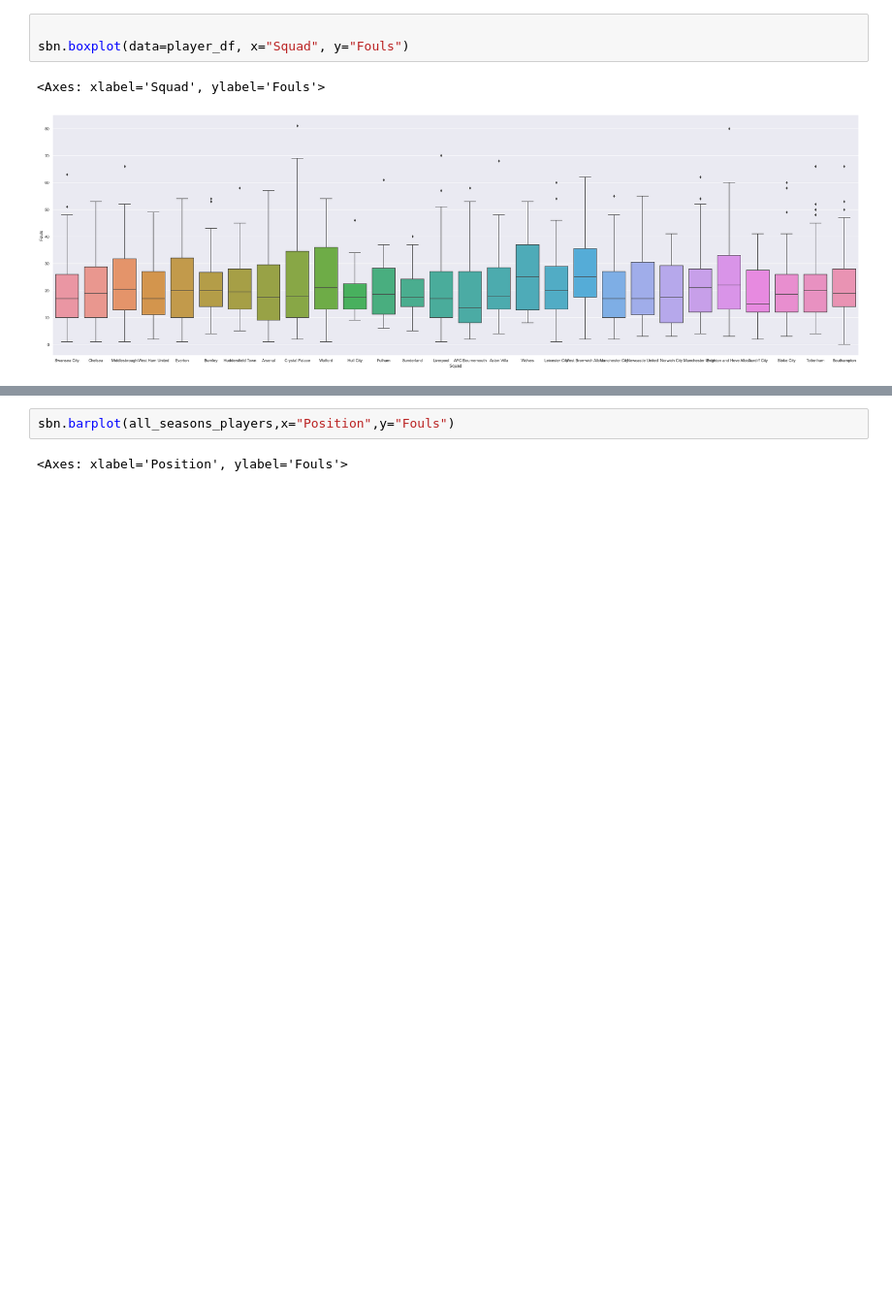
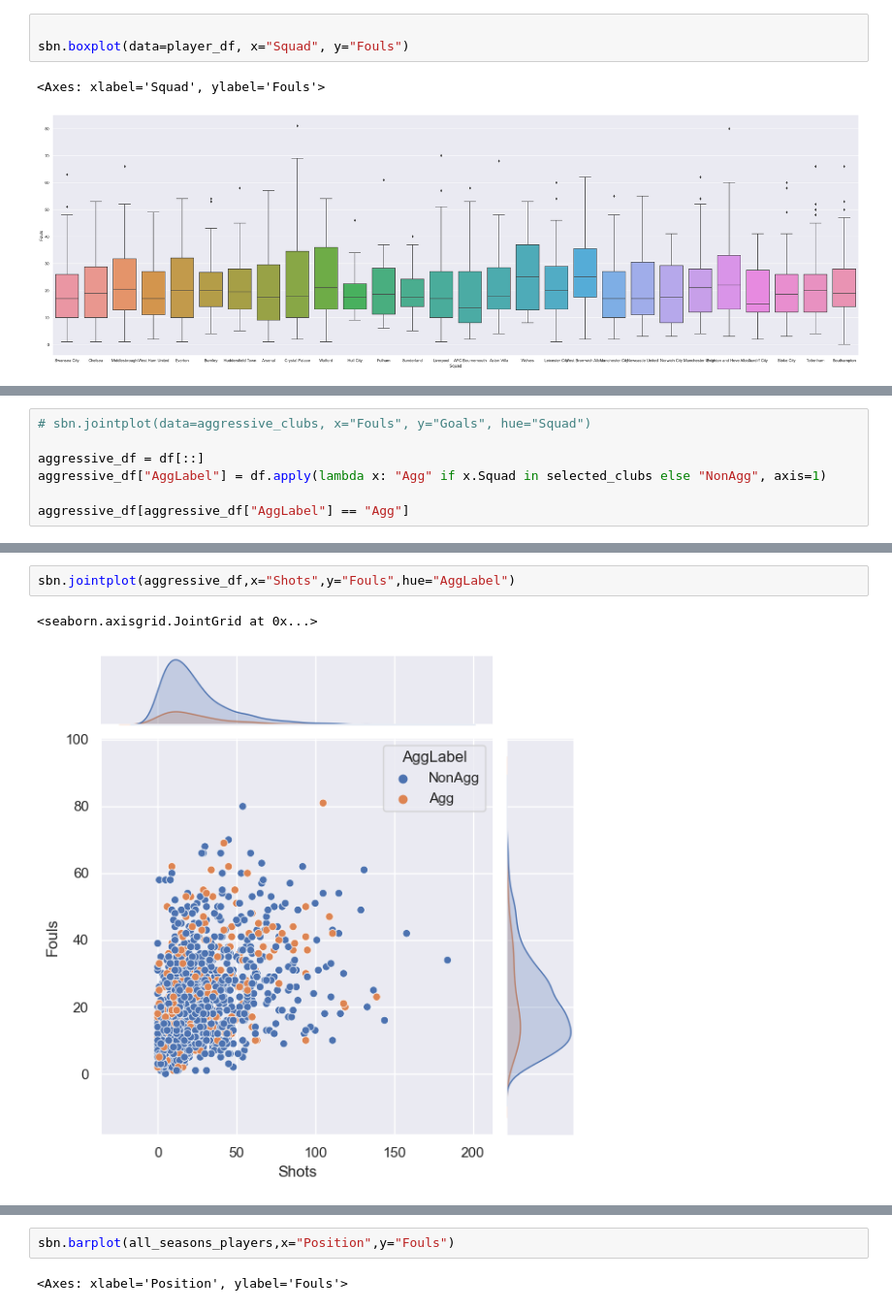
Before and after one commit to ascrivs/studious-couscous, a Jupyter notebook: DSA-Project.ipynb, the cells around one changed output, grey strips where cells are left out. Shown at 97% size. Cells and saved outputs as stored; diff of their text form; blank space fills up the shorter version.

```diff
--- a/DSA-Project.ipynb
+++ b/DSA-Project.ipynb
@@ -366,0 +372,7 @@ ValueError: could not convert string to float: 'Aaron Wan-Bissaka'
+# %%
+# sbn.jointplot(data=aggressive_clubs, x="Fouls", y="Goals", hue="Squad")
+
+aggressive_df = df[::]
+aggressive_df["AggLabel"] = df.apply(lambda x: "Agg" if x.Squad in selected_clubs else "NonAgg", axis=1)
+
+aggressive_df[aggressive_df["AggLabel"] == "Agg"]
@@ -366,0 +398,5 @@ ValueError: could not convert string to float: 'Aaron Wan-Bissaka'
+# %%
+sbn.jointplot(aggressive_df,x="Shots",y="Fouls",hue="AggLabel")
+# %% [output]
+<seaborn.axisgrid.JointGrid at 0x...>
+[figure, added]
```
Also changed, not shown: parts of 7 cells of this notebook.
